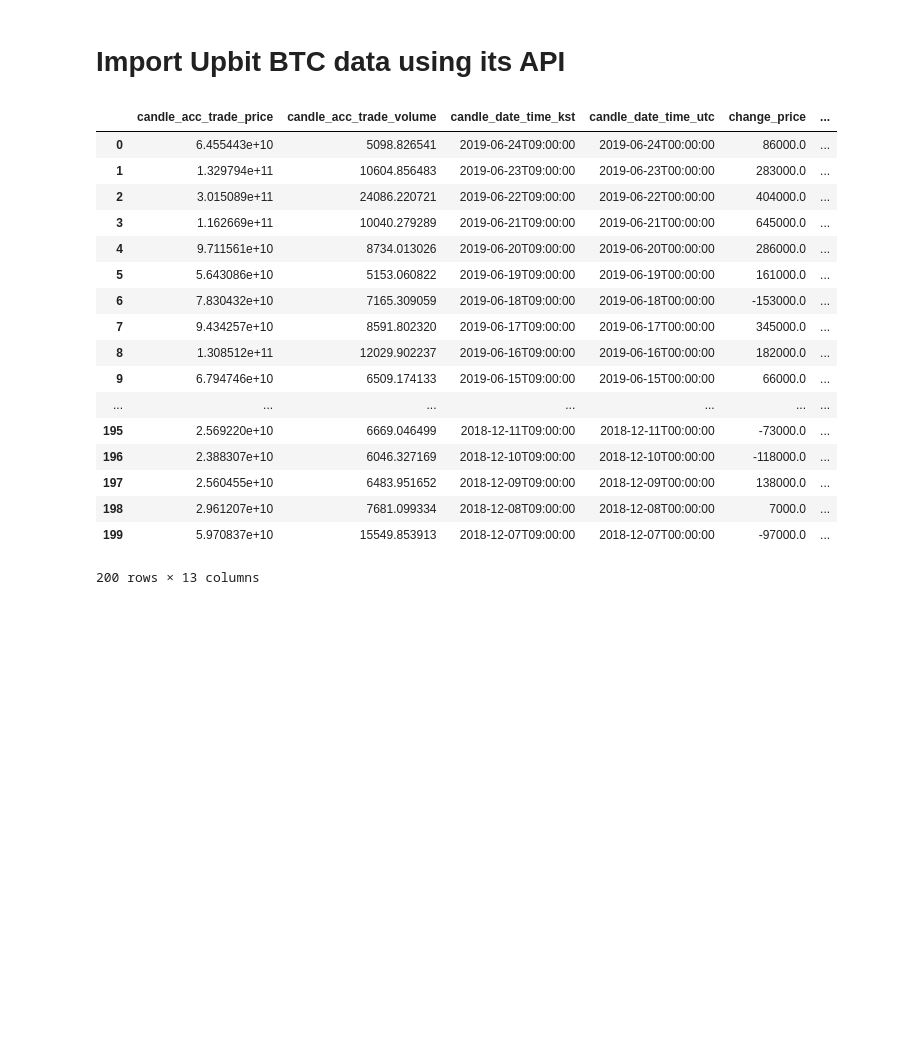
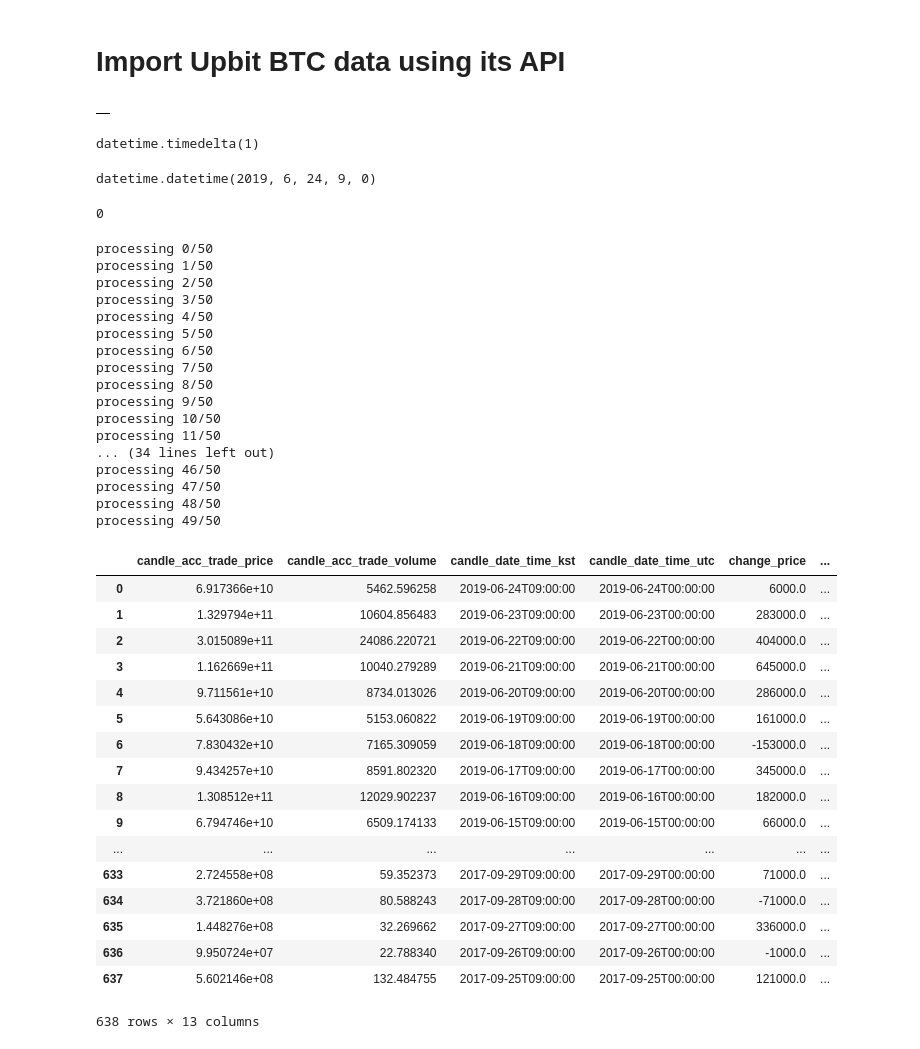
Before and after one commit to jaepil-choi/KIS_Research, a Jupyter notebook: import_Upbit_data.ipynb, the cells around one changed output. Drawn from its saved outputs; the diff is of its cells as text; code cells hidden in the pictures; blank space fills up the shorter version.

Commit message:
Import all available Upbit BTC data: 2017-09-25~

```diff
--- a/import_Upbit_data.ipynb
+++ b/import_Upbit_data.ipynb
@@ -6,20 +10,72 @@ from datetime import datetime
+# %%
+
+url = "https://api.upbit.com/v1/candles/days"
+
+querystring = {"market":"KRW-BTC", 'to':str(d - 4*td), 'count':200}
+
+response = requests.request("GET", url, params=querystring)
+
+pd.DataFrame(response.json())
+# %% [output]
+|  |
+# %%
+td = datetime.timedelta(days=1)
+td
+# %% [output]
+datetime.timedelta(1)
+# %%
+d = datetime.datetime.strptime('2019-06-24 09:00:00', '%Y-%m-%d %H:%M:%S')
+d
+# %% [output]
+datetime.datetime(2019, 6, 24, 9, 0)
+# %%
+4%2
+# %% [output]
+0
 # %%
-import requests
+df = pd.DataFrame()
 
 url = "https://api.upbit.com/v1/candles/days"
+
 days = 10000
 count = 200
-last_date = '2019-06-24' # Everyday at 09:00 KST
+last_date = datetime.datetime.strptime('2019-06-24 09:00:00', '%Y-%m-%d %H:%M:%S') # Everyday at 09:00 KST
 
-for i in range(days/count):
-    querystring = {"market":"KRW-BTC", 'count':count, 'to':}
+for i in range(days//count):
+    print("processing {i}/{total}".format(i=i, total=days//count))
+    td = datetime.timedelta(days=count)
+    to = last_date - i*td
+    querystring = {"market":"KRW-BTC", 'count':count, 'to':str(to)}
 
-response = requests.request("GET", url, params=querystring)
+    response = requests.request("GET", url, params=querystring)
 
-pd.DataFrame(response.json())
+
+    df = df.append(pd.DataFrame(response.json()), ignore_index=True)
+
+    if i%3 == 0 :
+        time.sleep(1)
+
+df
 # %% [output]
+processing 0/50
+processing 1/50
+processing 2/50
+processing 3/50
+processing 4/50
+processing 5/50
+processing 6/50
+processing 7/50
+processing 8/50
+processing 9/50
+processing 10/50
+processing 11/50
+... (34 lines left out)
+processing 46/50
+processing 47/50
+processing 48/50
+processing 49/50
 |  | candle_acc_trade_price | candle_acc_trade_volume | candle_date_time_kst | candle_date_time_utc | change_price | ... |
-| 0 | 6.455443e+10 | 5098.826541 | 2019-06-24T09:00:00 | 2019-06-24T00:00:00 | 86000.0 | ... |
+| 0 | 6.917366e+10 | 5462.596258 | 2019-06-24T09:00:00 | 2019-06-24T00:00:00 | 6000.0 | ... |
 | 1 | 1.329794e+11 | 10604.856483 | 2019-06-23T09:00:00 | 2019-06-23T00:00:00 | 283000.0 | ... |
 | 2 | 3.015089e+11 | 24086.220721 | 2019-06-22T09:00:00 | 2019-06-22T00:00:00 | 404000.0 | ... |
 | 3 | 1.162669e+11 | 10040.279289 | 2019-06-21T09:00:00 | 2019-06-21T00:00:00 | 645000.0 | ... |
@@ -30,9 +86,9 @@ pd.DataFrame(response.json())
 | 8 | 1.308512e+11 | 12029.902237 | 2019-06-16T09:00:00 | 2019-06-16T00:00:00 | 182000.0 | ... |
 | 9 | 6.794746e+10 | 6509.174133 | 2019-06-15T09:00:00 | 2019-06-15T00:00:00 | 66000.0 | ... |
 | ... | ... | ... | ... | ... | ... | ... |
-| 195 | 2.569220e+10 | 6669.046499 | 2018-12-11T09:00:00 | 2018-12-11T00:00:00 | -73000.0 | ... |
-| 196 | 2.388307e+10 | 6046.327169 | 2018-12-10T09:00:00 | 2018-12-10T00:00:00 | -118000.0 | ... |
-| 197 | 2.560455e+10 | 6483.951652 | 2018-12-09T09:00:00 | 2018-12-09T00:00:00 | 138000.0 | ... |
-| 198 | 2.961207e+10 | 7681.099334 | 2018-12-08T09:00:00 | 2018-12-08T00:00:00 | 7000.0 | ... |
-| 199 | 5.970837e+10 | 15549.853913 | 2018-12-07T09:00:00 | 2018-12-07T00:00:00 | -97000.0 | ... |
+| 633 | 2.724558e+08 | 59.352373 | 2017-09-29T09:00:00 | 2017-09-29T00:00:00 | 71000.0 | ... |
+| 634 | 3.721860e+08 | 80.588243 | 2017-09-28T09:00:00 | 2017-09-28T00:00:00 | -71000.0 | ... |
+| 635 | 1.448276e+08 | 32.269662 | 2017-09-27T09:00:00 | 2017-09-27T00:00:00 | 336000.0 | ... |
+| 636 | 9.950724e+07 | 22.788340 | 2017-09-26T09:00:00 | 2017-09-26T00:00:00 | -1000.0 | ... |
+| 637 | 5.602146e+08 | 132.484755 | 2017-09-25T09:00:00 | 2017-09-25T00:00:00 | 121000.0 | ... |
-200 rows × 13 columns
+638 rows × 13 columns
```
Also changed, not shown: parts of 3 cells of this notebook.
